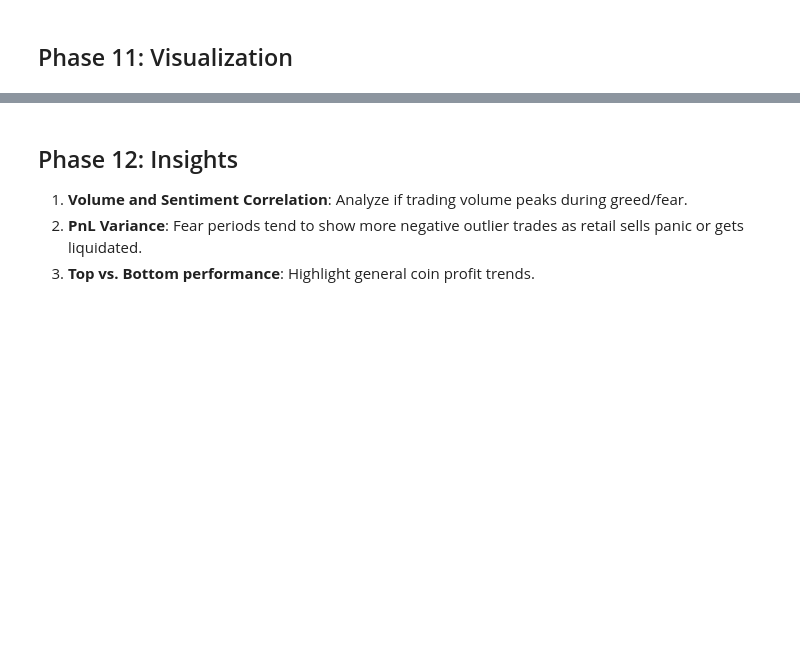
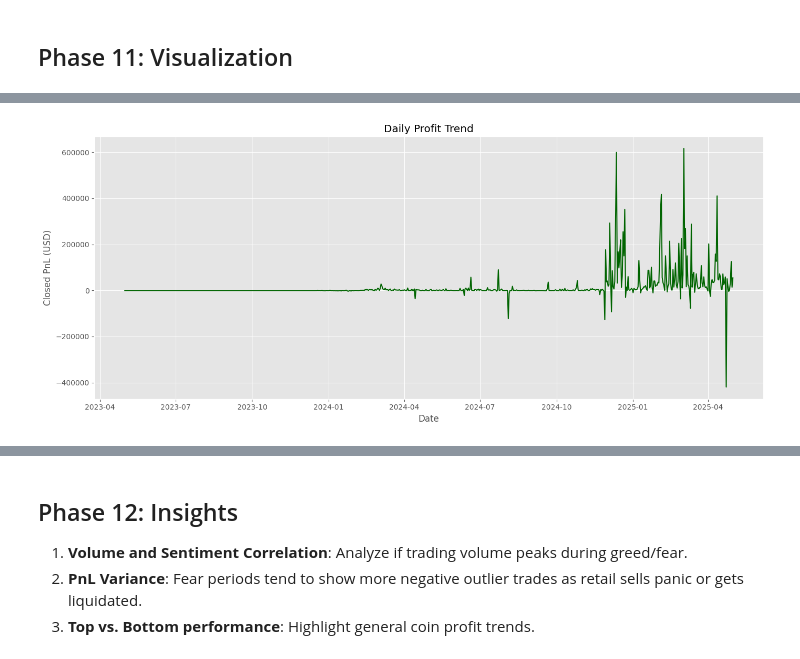
Before and after one commit to NagaPranathiRallabandi/Market_Sentiment_Analysis, a Jupyter notebook: notebooks/analysis.ipynb, the cells around one changed output, grey strips where cells are left out. Drawn from its saved outputs; the diff is of its cells as text; code cells hidden in the pictures; blank space fills up the shorter version.

```diff
--- a/notebooks/analysis.ipynb
+++ b/notebooks/analysis.ipynb
@@ -22,3 +19,18 @@ sentiment = pd.read_csv('../data/fear_greed_index.csv')
+# %%
+# Automatically resolve data paths depending on whether you run from root or notebooks directory
+if os.path.exists('../data/historical_data.csv'):
+    trades_path = '../data/historical_data.csv'
+    sentiment_path = '../data/fear_greed_index.csv'
+    output_dir = '../outputs'
+elif os.path.exists('data/historical_data.csv'):
+    trades_path = 'data/historical_data.csv'
+    sentiment_path = 'data/fear_greed_index.csv'
+    output_dir = 'outputs'
+else:
+    raise FileNotFoundError("Could not locate historical_data.csv and fear_greed_index.csv. Make sure they are in the 'data/' folder.")
+
+trades = pd.read_csv(trades_path)
+sentiment = pd.read_csv(sentiment_path)
 # %% [markdown]
 ## Phase 5: Understand the Data
 # %%
@@ -49,8 +147,8 @@ print("Sentiment Duplicated Rows:", sentiment.duplicated().sum())
 ## Phase 8: Convert Dates
 Convert timestamps to daily date format to allow merging.
 # %%
-# Convert trades timestamp (epoch milliseconds) to date
-trades['date'] = pd.to_datetime(trades['Timestamp'], unit='ms').dt.date
+# Convert trades Timestamp IST to date (using dayfirst=True because date is DD-MM-YYYY)
+trades['date'] = pd.to_datetime(trades['Timestamp IST'], dayfirst=True, errors='coerce').dt.date
 
 # Convert sentiment date string to date
 sentiment['date'] = pd.to_datetime(sentiment['date']).dt.date
@@ -165,7 +387,10 @@ display(merged_df['Closed PnL'].describe())
 ## Phase 11: Visualization
 # %%
 # Ensure outputs directory exists
-os.makedirs('../outputs/plots', exist_ok=True)
+plots_dir = os.path.join(output_dir, 'plots')
+tables_dir = os.path.join(output_dir, 'tables')
+os.makedirs(plots_dir, exist_ok=True)
+os.makedirs(tables_dir, exist_ok=True)
 # %%
 # Graph 1: Fear vs Greed Profit
 plt.figure(figsize=(10,6))
@@ -243,15 +480,19 @@ plt.show()
 # %%
 # Graph 8: Daily Profit Trend
-daily_profit = merged_df.groupby('date')['Closed PnL'].sum()
 plt.figure(figsize=(14,6))
+# Filter out rows with invalid dates to avoid plotting issues
+valid_pnl = merged_df.dropna(subset=['date'])
+daily_profit = valid_pnl.groupby('date')['Closed PnL'].sum()
 daily_profit.plot(color='darkgreen')
 plt.title('Daily Profit Trend')
 plt.ylabel('Closed PnL (USD)')
 plt.xlabel('Date')
 plt.grid(True)
 plt.tight_layout()
-plt.savefig('../outputs/plots/daily_profit_trend.png')
+plt.savefig(os.path.join(plots_dir, 'daily_profit_trend.png'))
 plt.show()
+# %% [output]
+[figure, added]
 # %%
 # Graph 9: Most Traded Coins
 top_coins = merged_df['Coin'].value_counts().head(10)
```
Also changed, not shown: parts of 23 cells of this notebook, 2 other files.
